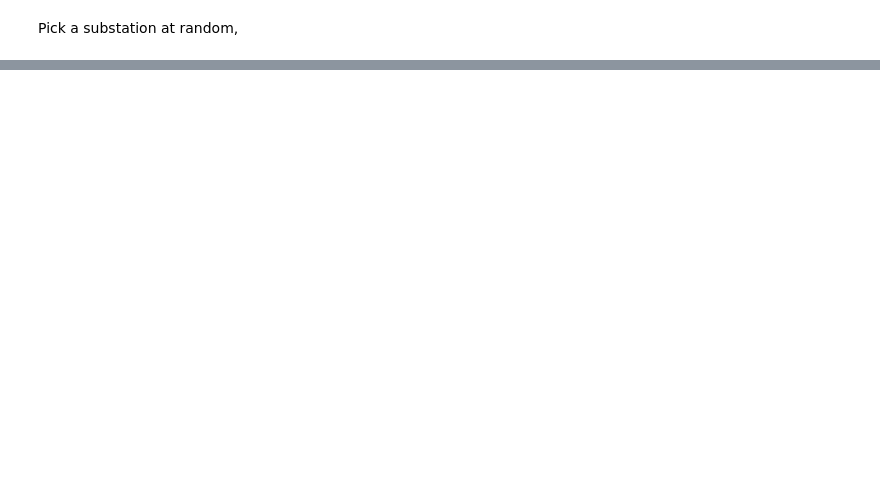
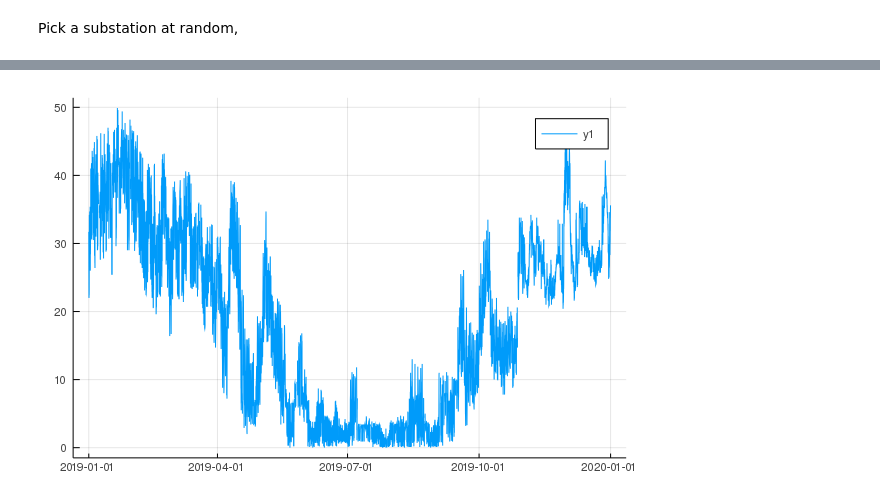
Before and after one commit to noda/Sonic.jl-deprecated-, a Jupyter notebook: doc/case-studies/veab/1_ETL_Evo.ipynb, the cells around one changed output, grey strips where cells are left out. Cells and saved outputs as stored; diff of their text form; code cells hidden in the pictures; blank space fills up the shorter version.

```diff
--- a/doc/case-studies/veab/1_ETL_Evo.ipynb
+++ b/doc/case-studies/veab/1_ETL_Evo.ipynb
@@ -60,3 +128,5 @@ Plot some graphics,
 # %%
-@df data[key] plot(:datetime, [Symbol("Volume")])
+@df data[key] plot(:datetime, [:power])
+# %% [output]
+[figure, added]
 # %%
```
Also changed, not shown: parts of 26 cells of this notebook, 3 other files.
